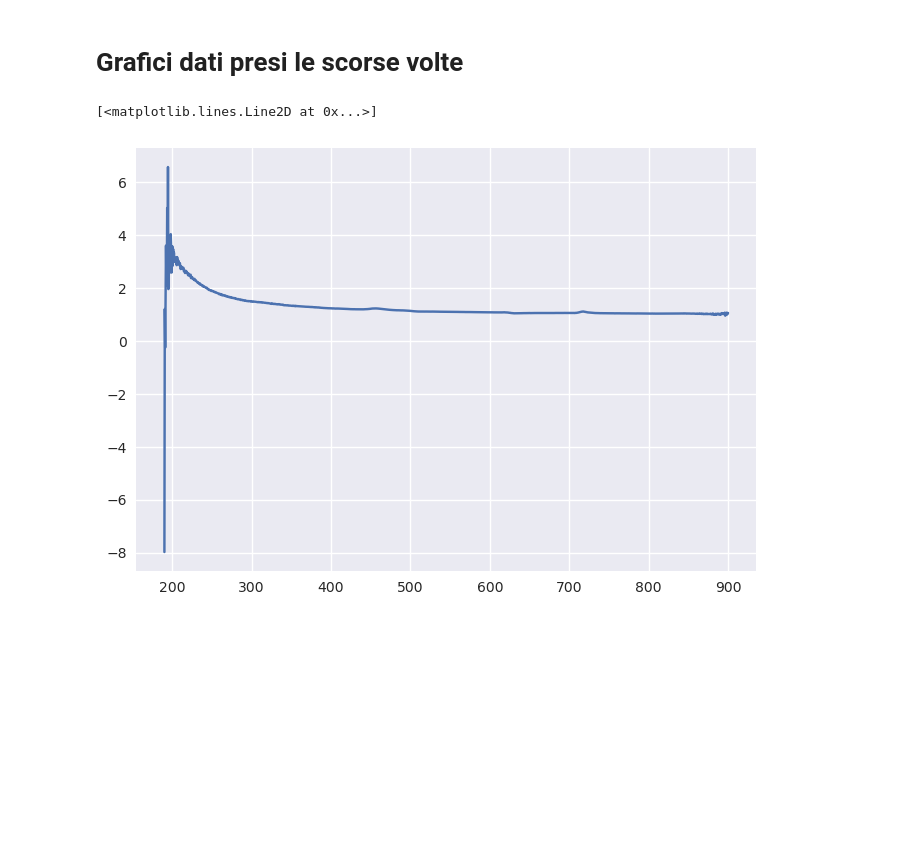
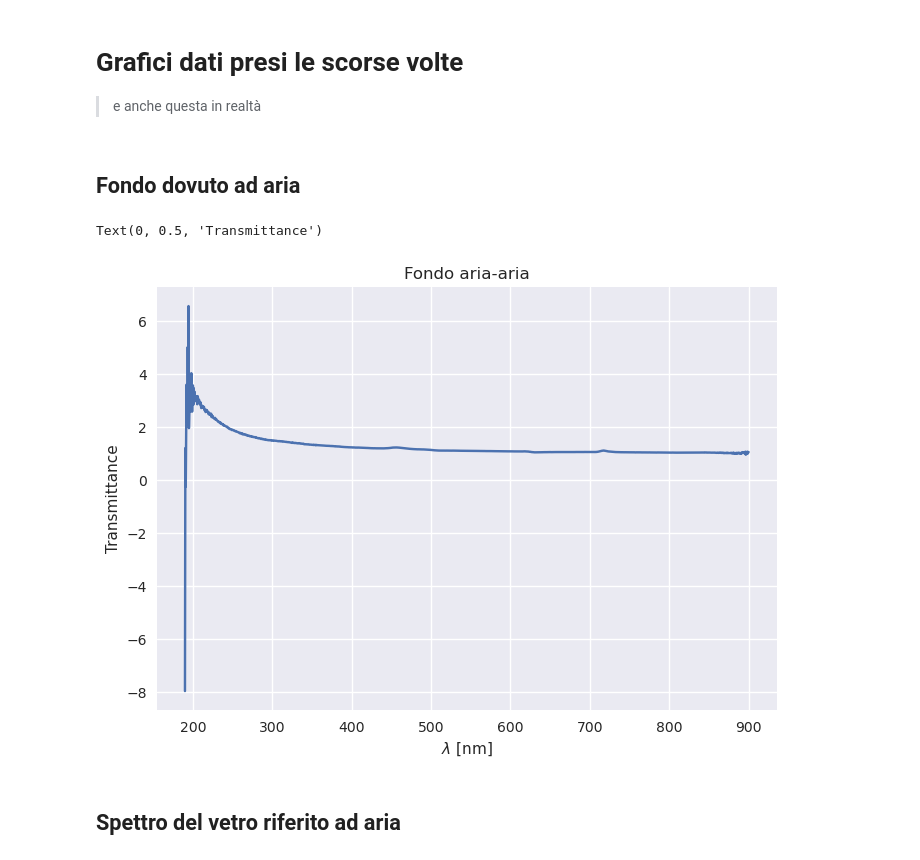
Before and after one commit to RandDouble/lab_mat, a Jupyter notebook: grafici_spettri.ipynb, the cells around one changed output. Saved outputs shown, nothing was run; the diff lists cells and outputs as text; code cells hidden in the pictures; blank space fills up the shorter version.

Commit message:
Ho modificato il notebook per l'uso di pandas.

```diff
--- a/grafici_spettri.ipynb
+++ b/grafici_spettri.ipynb
@@ -1,13 +1,30 @@
 # %% [markdown]
 # Grafici dati presi le scorse volte
+
+> e anche questa in realtà
 # %%
 import matplotlib.pyplot as plt
 import numpy as np
+import pandas as pd
+from pathlib import Path
+
 plt.style.use("seaborn")
+
+file_names = Path("./data")
+names = ["lambda", "transmittance"]
+lmbd = r"$\lambda$ [nm]"
+Trans = names[1].capitalize()
+# %% [markdown]
+## Fondo dovuto ad aria
 # %%
-zeroair = np.loadtxt("data/trasm_900_190_zeroair_1.txt", skiprows=75)
-plt.plot(zeroair[:,0], zeroair[:,1])
+zeroair = pd.read_table("data/trasm_900_190_zeroair_1.txt", names=names, skiprows=75)
+plt.plot(*names, data=zeroair)
+plt.title("Fondo aria-aria")
+plt.xlabel(lmbd)
+plt.ylabel(Trans)
 # %% [output]
-[<matplotlib.lines.Line2D at 0x...>]
+Text(0, 0.5, 'Transmittance')
-[figure, old version]
+[figure, new version]
+# %% [markdown]
+## Spettro del vetro riferito ad aria
 # %%
```
Also changed, not shown: parts of 6 cells of this notebook.
